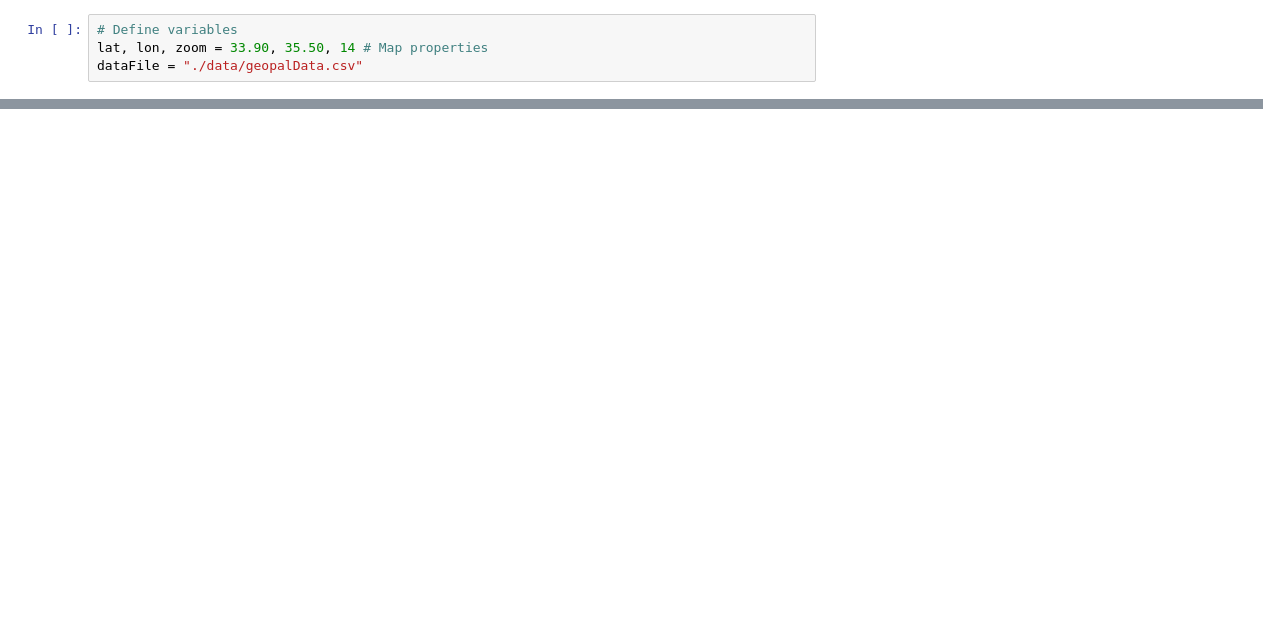
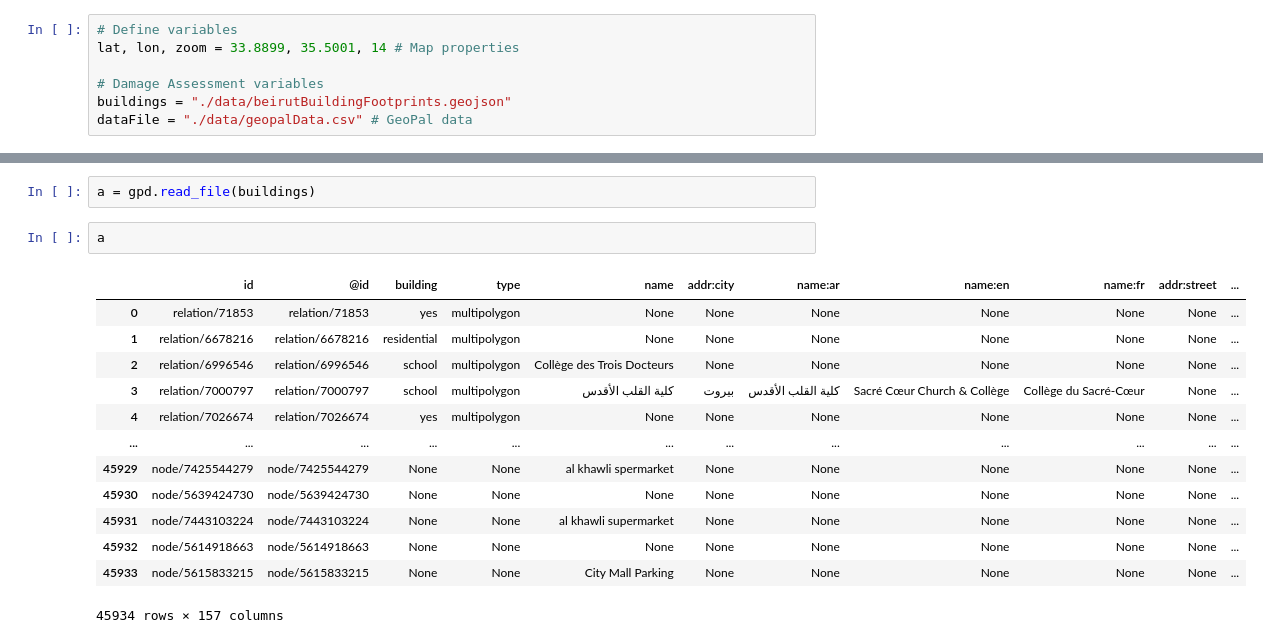
Before and after one commit to luke-scot/damage-assessment, a Jupyter notebook: data_visualisation.ipynb, the cells around one changed output, grey strips where cells are left out. Cells and saved outputs as stored; diff of their text form; blank space fills up the shorter version.

```diff
--- a/data_visualisation.ipynb
+++ b/data_visualisation.ipynb
@@ -14,4 +18,7 @@ ModuleNotFoundError: No module named 'geopandas'
 # %%
 # Define variables
-lat, lon, zoom = 33.90, 35.50, 14 # Map properties
-dataFile = "./data/geopalData.csv"
+lat, lon, zoom = 33.8899, 35.5001, 14 # Map properties
+
+# Damage Assessment variables
+buildings = "./data/beirutBuildingFootprints.geojson"
+dataFile = "./data/geopalData.csv" # GeoPal data
@@ -17,0 +35,18 @@ dataFile = "./data/geopalData.csv"
+# %%
+a = gpd.read_file(buildings)
+# %%
+a
+# %% [output]
+|  | id | @id | building | type | name | addr:city | name:ar | name:en | name:fr | addr:street | ... |
+| 0 | relation/71853 | relation/71853 | yes | multipolygon | None | None | None | None | None | None | ... |
+| 1 | relation/6678216 | relation/6678216 | residential | multipolygon | None | None | None | None | None | None | ... |
+| 2 | relation/6996546 | relation/6996546 | school | multipolygon | Collège des Trois Docteurs | None | None | None | None | None | ... |
+| 3 | relation/7000797 | relation/7000797 | school | multipolygon | كلية القلب الأقدس | بيروت | كلية القلب الأقدس | Sacré Cœur Church & Collège | Collège du Sacré-Cœur | None | ... |
+| 4 | relation/7026674 | relation/7026674 | yes | multipolygon | None | None | None | None | None | None | ... |
+| ... | ... | ... | ... | ... | ... | ... | ... | ... | ... | ... | ... |
+| 45929 | node/7425544279 | node/7425544279 | None | None | al khawli spermarket | None | None | None | None | None | ... |
+| 45930 | node/5639424730 | node/5639424730 | None | None | None | None | None | None | None | None | ... |
+| 45931 | node/7443103224 | node/7443103224 | None | None | al khawli supermarket | None | None | None | None | None | ... |
+| 45932 | node/5614918663 | node/5614918663 | None | None | None | None | None | None | None | None | ... |
+| 45933 | node/5615833215 | node/5615833215 | None | None | City Mall Parking | None | None | None | None | None | ... |
+45934 rows × 157 columns
```
Also changed, not shown: parts of 14 cells of this notebook, 1 other file.
